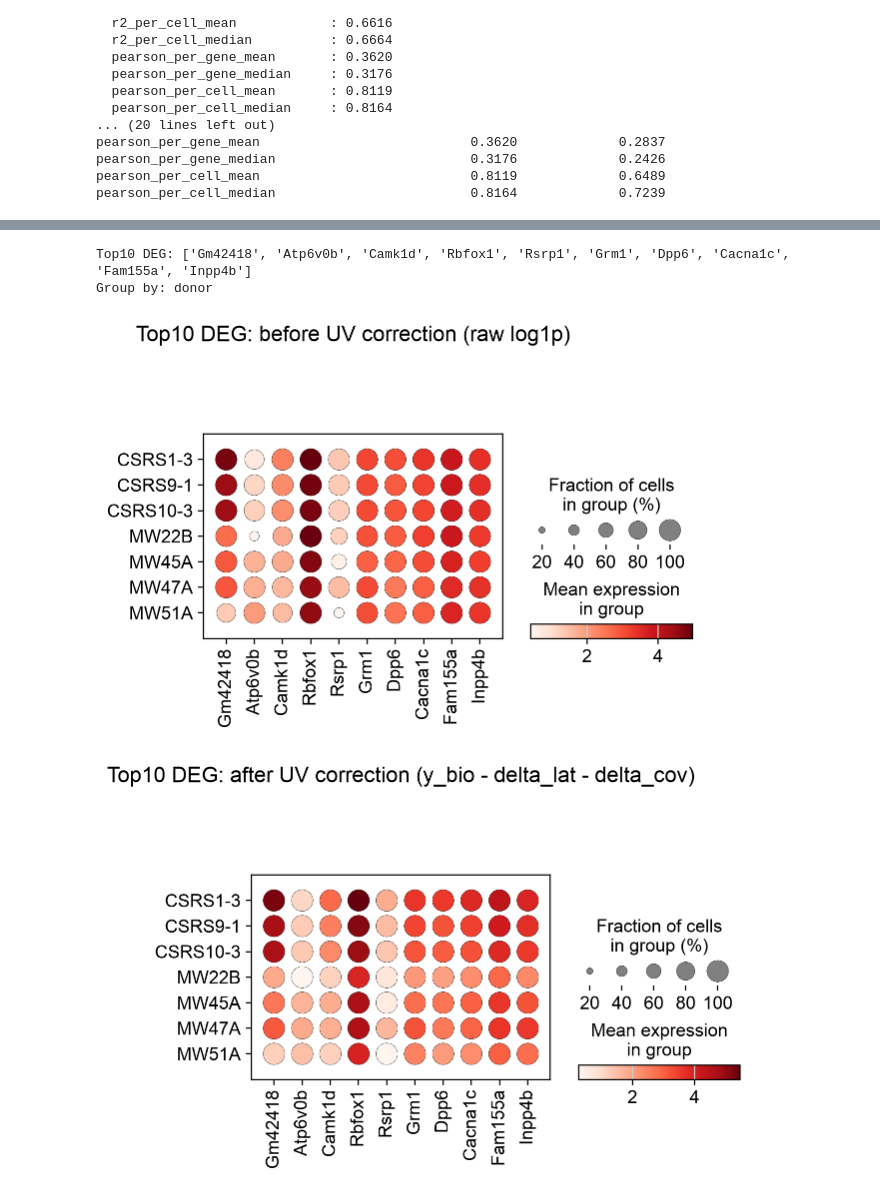
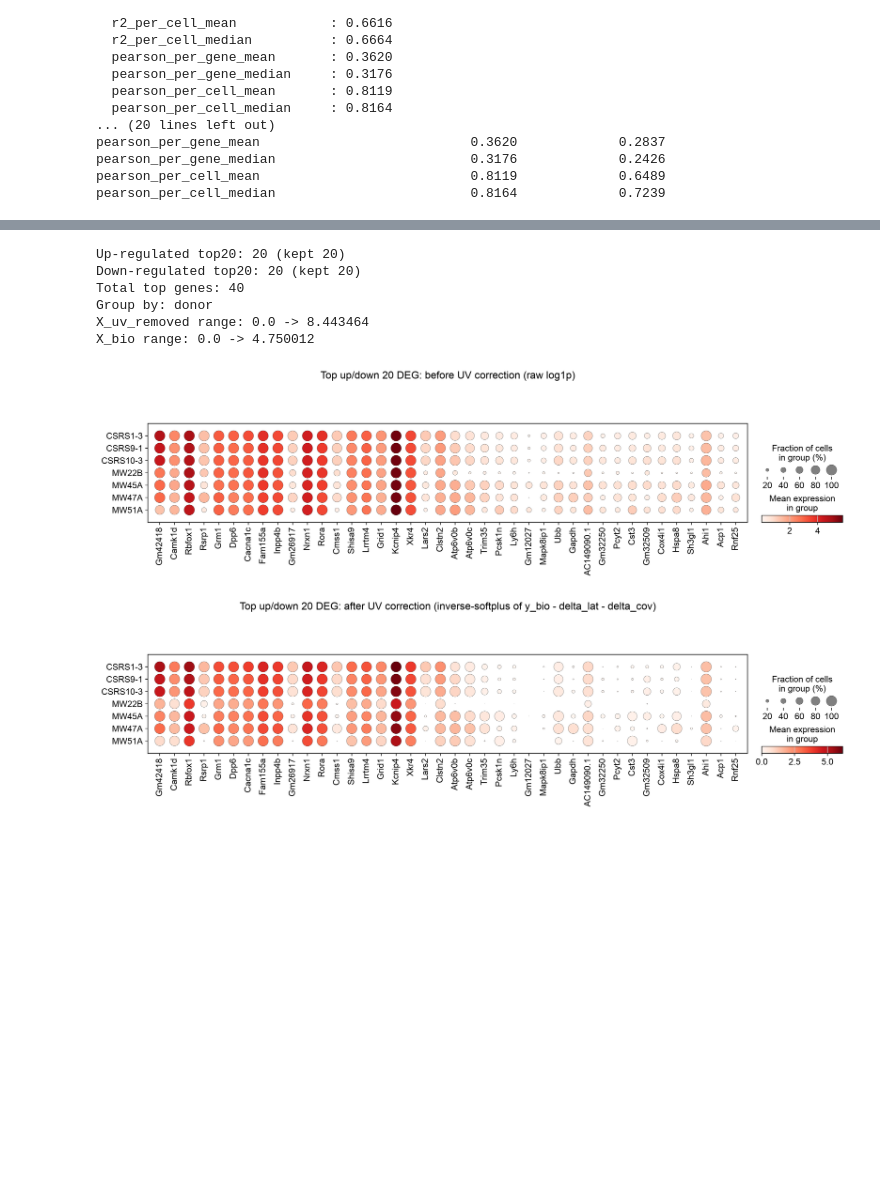
Before and after one commit to juychen/RUVDEG, a Jupyter notebook: testRUVVAE.ipynb, the cells around one changed output, grey strips where cells are left out. Cells and saved outputs as stored; diff of their text form; code cells hidden in the pictures; blank space fills up the shorter version.

```diff
--- a/testRUVVAE.ipynb
+++ b/testRUVVAE.ipynb
@@ -977,19 +780,31 @@ Inpp4b               0.829      0.833      0.725
 # %%
-# ========== 9b. Scanpy dotplot：top10 DEG 按 sample 分组 ==========
-# 这里按 donor / sample 分组，能更直接看到样本层面的差异。
+# ========== 9b. Scanpy dotplot：top DEG 按 sample 分组 ==========
+# 按正负调控各取 |logFC_bio| 最大的 20 个，合计最多 40 个 DEG。
 groupby_key = "donor"  # 可改为 'sample' / 'donor' / 'company' 等
 
-top10_genes = (
-    deg_df.assign(abs_logFC_bio=np.abs(deg_df["logFC_bio"]))
-    .sort_values("abs_logFC_bio", ascending=False)
-    .head(10)["gene"]
-    .tolist()
-)
-top10_genes = [g for g in top10_genes if g in adata_hvg.var_names]
-print(f"Top10 DEG: {top10_genes}")
+df_up = deg_df[deg_df["logFC_bio"] > 0].copy()
+df_down = deg_df[deg_df["logFC_bio"] < 0].copy()
+
+top_up = df_up.assign(abs_lfc=np.abs(df_up["logFC_bio"])) \
+    .sort_values("abs_lfc", ascending=False).head(20)
+top_down = df_down.assign(abs_lfc=np.abs(df_down["logFC_bio"])) \
+    .sort_values("abs_lfc", ascending=False).head(20)
+
+selected = pd.concat([top_up, top_down], ignore_index=True)
+top_genes = [g for g in selected["gene"].tolist() if g in adata_hvg.var_names]
+print(f"Up-regulated top20: {len(top_up)} (kept {len([g for g in top_up['gene'] if g in adata_hvg.var_names])})")
+print(f"Down-regulated top20: {len(top_down)} (kept {len([g for g in top_down['gene'] if g in adata_hvg.var_names])})")
+print(f"Total top genes: {len(top_genes)}")
 print(f"Group by: {groupby_key}")
 
-# 把 UV-removed 表达写回 adata_hvg 作为 layer，方便 scanpy 直接读。
+# 把 UV-removed 表达写回 adata_hvg 作为 layer。
+# y_recon 经过 softplus，严格 >0 -> fraction 100%。
+# 用 inverse softplus 把 y_recon 映射回与 raw log1p 同尺度，
+# 并 clip 到 >=0；再按 > 0.5 阈值作为 “detection” 的标准。
+def inverse_softplus(x):
+    # y = log(exp(x) - 1)，数值稳定版：x - log1p(exp(-x))
+    return np.where(x > 30, x, np.log(np.maximum(np.exp(x) - 1.0, 1e-12)))
+
 model_cpu.eval()
 with torch.no_grad():
     c_dict_eval = {
@@ -998,62 +813,74 @@ with torch.no_grad():
         "n_genes_on": torch.FloatTensor(n_genes_on[:, None]),
     }
     out_eval = model_cpu(torch.FloatTensor(Y_log), c_dict_eval, torch.BoolTensor(neg_control_mask))
-    y_recon_eval = out_eval["y_recon"].cpu().numpy()
-    y_bio_eval = out_eval["y_bio"].cpu().numpy()
+    y_recon_raw = out_eval["y_recon"].cpu().numpy()
+    y_bio_raw = out_eval["y_bio"].cpu().numpy()
+
+# 逆 softplus，让 Y 区间与 raw log1p 一致（可出现 0）
+y_recon_eval = inverse_softplus(y_recon_raw)
+y_bio_eval = inverse_softplus(y_bio_raw)
+y_recon_eval = np.clip(y_recon_eval, 0.0, None)
+y_bio_eval = np.clip(y_bio_eval, 0.0, None)
 
 adata_hvg.layers["X_uv_removed"] = y_recon_eval
 adata_hvg.layers["X_bio"] = y_bio_eval
+print("X_uv_removed range:", y_recon_eval.min(), "->", y_recon_eval.max())
+print("X_bio range:", y_bio_eval.min(), "->", y_bio_eval.max())
 
 # ---- 矫正前：当前 adata_hvg.X 已经是 log1p 表达 ----
 sc.settings.set_figure_params(dpi=110)
 fig = sc.pl.dotplot(
     adata_hvg,
-    var_names=top10_genes,
+    var_names=top_genes,
     groupby=groupby_key,
     use_raw=False,
     layer=None,
     standard_scale=None,
     cmap="Reds",
     show=False,
-    title="Top10 DEG: before UV correction (raw log1p)",
+    title="Top up/down 20 DEG: before UV correction (raw log1p)",
     return_fig=True,
 )
-fig.savefig("top10_deg_before_uv.png", bbox_inches="tight")
+fig.savefig("top_updown20_before_uv.png", bbox_inches="tight")
 
-# ---- 矫正后：UV-removed 表达 ----
+# ---- 矫正后：UV-removed 表达（inversed softplus） ----
 fig = sc.pl.dotplot(
     adata_hvg,
-    var_names=top10_genes,
+    var_names=top_genes,
     groupby=groupby_key,
     use_raw=False,
     layer="X_uv_removed",
     standard_scale=None,
     cmap="Reds",
     show=False,
-    title="Top10 DEG: after UV correction (y_bio - delta_lat - delta_cov)",
+    title="Top up/down 20 DEG: after UV correction (inverse-softplus of y_bio - delta_lat - delta_cov)",
     return_fig=True,
 )
-fig.savefig("top10_deg_after_uv.png", bbox_inches="tight")
+fig.savefig("top_updown20_after_uv.png", bbox_inches="tight")
 
-# ---- biological channel：y_bio ----
+# ---- biological channel：y_bio（inversed softplus） ----
 fig = sc.pl.dotplot(
     adata_hvg,
-    var_names=top10_genes,
+    var_names=top_genes,
     groupby=groupby_key,
     use_raw=False,
     layer="X_bio",
     standard_scale=None,
     cmap="Reds",
     show=False,
-    title="Top10 DEG: biological channel (y_bio)",
+    title="Top up/down 20 DEG: biological channel (inverse-softplus of y_bio)",
     return_fig=True,
 )
-fig.savefig("top10_deg_bio.png", bbox_inches="tight")
+fig.savefig("top_updown20_bio.png", bbox_inches="tight")
 
 plt.show()
-print("Saved: top10_deg_before_uv.png / top10_deg_after_uv.png / top10_deg_bio.png")
+print("Saved: top_updown20_before_uv.png / top_updown20_after_uv.png / top_updown20_bio.png")
 # %% [output]
-Top10 DEG: ['Gm42418', 'Atp6v0b', 'Camk1d', 'Rbfox1', 'Rsrp1', 'Grm1', 'Dpp6', 'Cacna1c', 'Fam155a', 'Inpp4b']
+Up-regulated top20: 20 (kept 20)
+Down-regulated top20: 20 (kept 20)
+Total top genes: 40
 Group by: donor
+X_uv_removed range: 0.0 -> 8.443464
+X_bio range: 0.0 -> 4.750012
-[figure, old version]
+[figure, new version]
-[figure, old version]
+[figure, new version]
```
Also changed, not shown: parts of 5 cells of this notebook, 4 other files.
